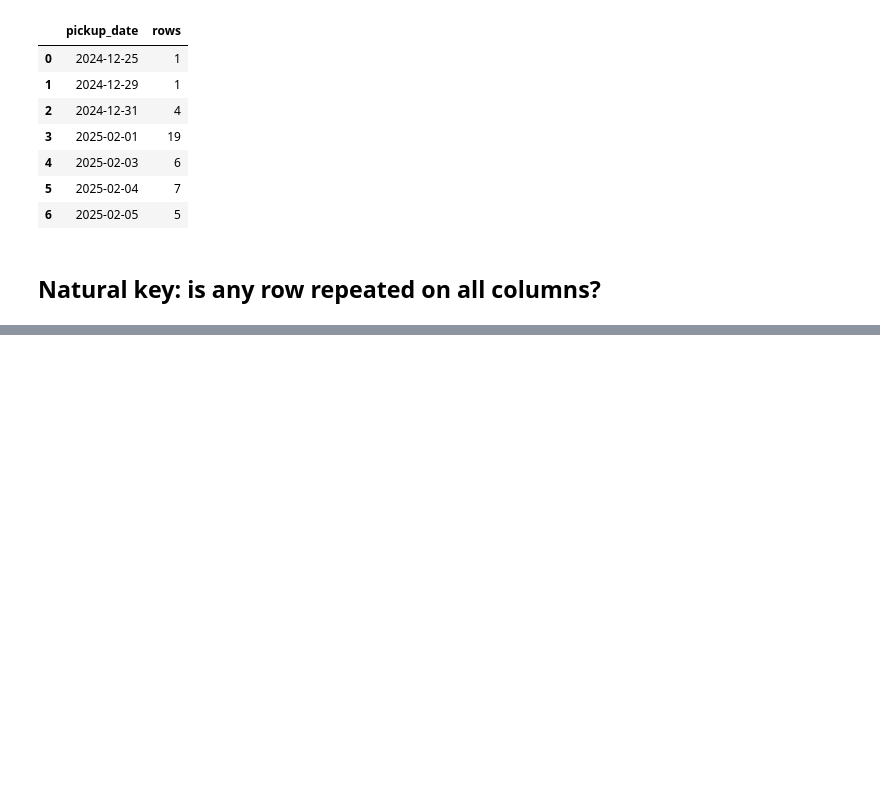
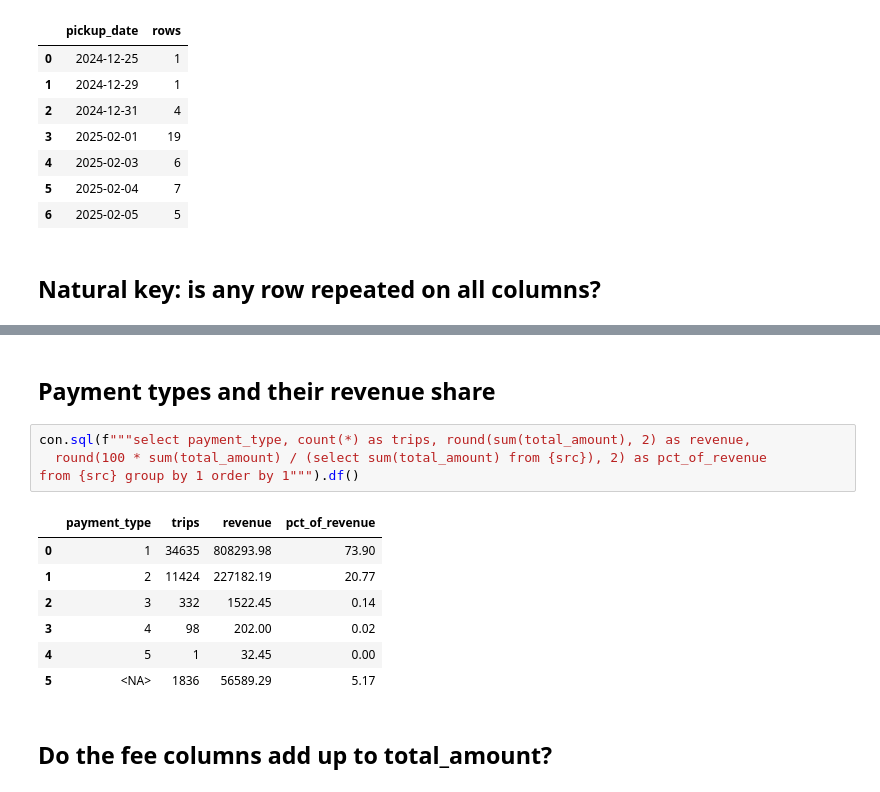
Before and after one commit to jolennd/mle-data-pipeline, a Jupyter notebook: notebooks/02_explore_green_trips.ipynb, the cells around one changed output, grey strips where cells are left out. Cells and saved outputs as stored; diff of their text form; blank space fills up the shorter version.

```diff
--- a/notebooks/02_explore_green_trips.ipynb
+++ b/notebooks/02_explore_green_trips.ipynb
@@ -86,0 +126,16 @@ con.sql(f'''select count(*) as rows, (select count(*) from (select distinct * fr
+# %% [markdown]
+## Payment types and their revenue share
+# %%
+con.sql(f"""select payment_type, count(*) as trips, round(sum(total_amount), 2) as revenue,
+  round(100 * sum(total_amount) / (select sum(total_amount) from {src}), 2) as pct_of_revenue
+from {src} group by 1 order by 1""").df()
+# %% [output]
+|  | payment_type | trips | revenue | pct_of_revenue |
+| 0 | 1 | 34635 | 808293.98 | 73.90 |
+| 1 | 2 | 11424 | 227182.19 | 20.77 |
+| 2 | 3 | 332 | 1522.45 | 0.14 |
+| 3 | 4 | 98 | 202.00 | 0.02 |
+| 4 | 5 | 1 | 32.45 | 0.00 |
+| 5 | <NA> | 1836 | 56589.29 | 5.17 |
+# %% [markdown]
+## Do the fee columns add up to total_amount?
```
Also changed, not shown: parts of 22 cells of this notebook.
